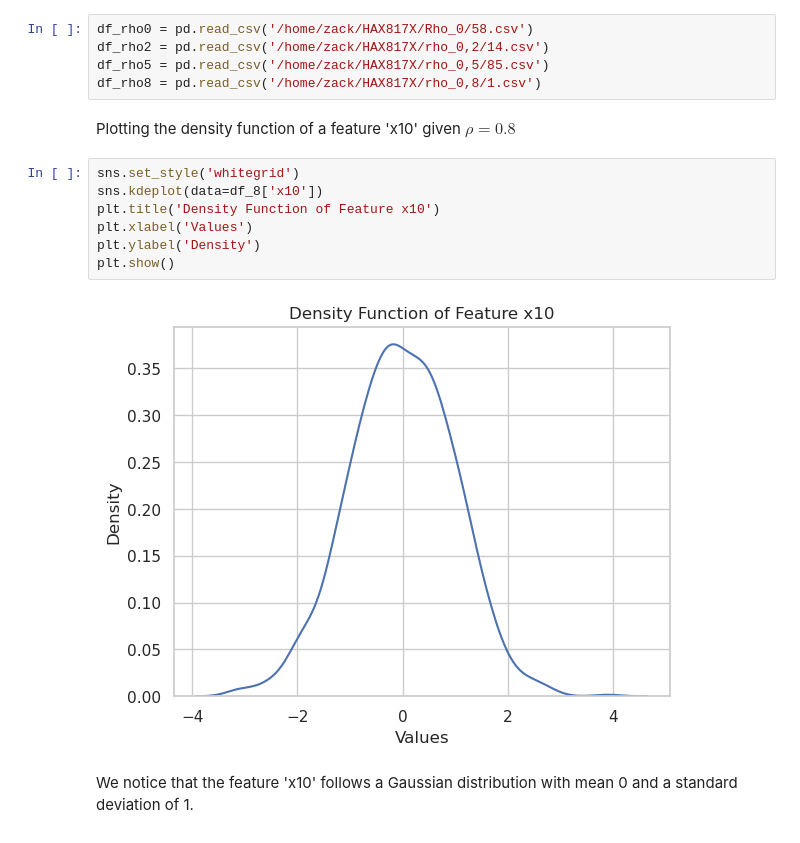
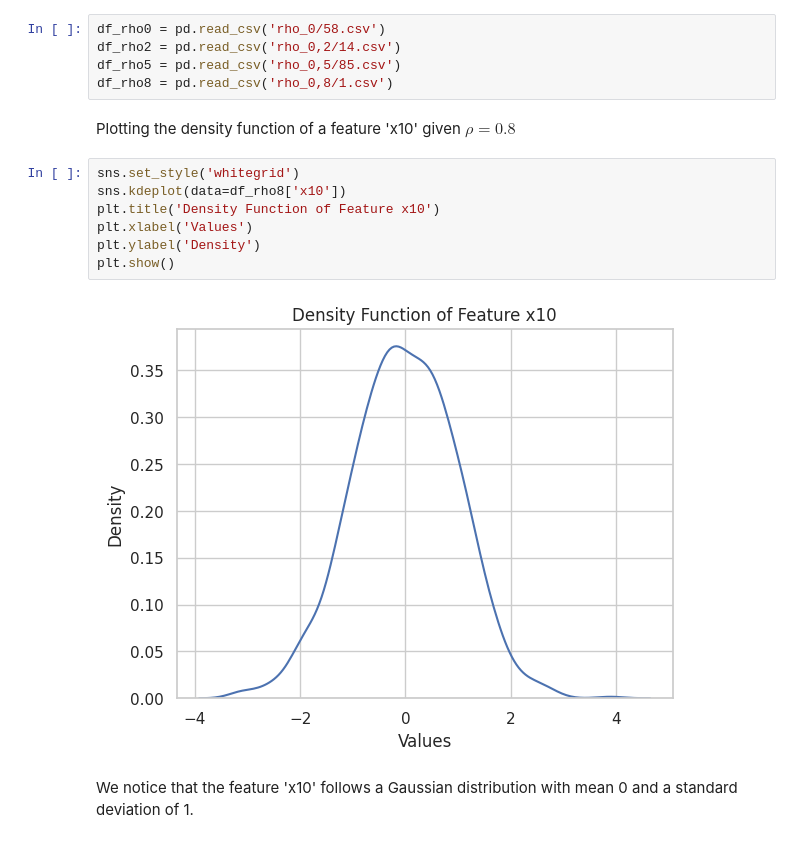
Before and after one commit to GagginiLorenzo/HAX817X, a Jupyter notebook: sim_data_check.ipynb, the cells around one changed output. Drawn from its saved outputs; the diff is of its cells as text.

```diff
--- a/sim_data_check.ipynb
+++ b/sim_data_check.ipynb
@@ -11,21 +11,21 @@ from sklearn import linear_model
 # %% [markdown]
 downloading data :
 # %%
-df_rho0 = pd.read_csv('/home/zack/HAX817X/Rho_0/58.csv')
-df_rho2 = pd.read_csv('/home/zack/HAX817X/rho_0,2/14.csv')
-df_rho5 = pd.read_csv('/home/zack/HAX817X/rho_0,5/85.csv')
-df_rho8 = pd.read_csv('/home/zack/HAX817X/rho_0,8/1.csv')
+df_rho0 = pd.read_csv('rho_0/58.csv')
+df_rho2 = pd.read_csv('rho_0,2/14.csv')
+df_rho5 = pd.read_csv('rho_0,5/85.csv')
+df_rho8 = pd.read_csv('rho_0,8/1.csv')
 # %% [markdown]
 Plotting the density function of a feature 'x10' given $\rho = 0.8$
 # %%
 sns.set_style('whitegrid')
-sns.kdeplot(data=df_8['x10'])
+sns.kdeplot(data=df_rho8['x10'])
 plt.title('Density Function of Feature x10')
 plt.xlabel('Values')
 plt.ylabel('Density')
 plt.show()
 # %% [output]
-[figure, old version]
+[figure, new version]
 # %% [markdown]
 We notice that the feature 'x10' follows a Gaussian distribution with mean 0 and a standard deviation of 1.
 # %% [markdown]
```
Also changed, not shown: parts of 1 cell of this notebook, 2 other files.
